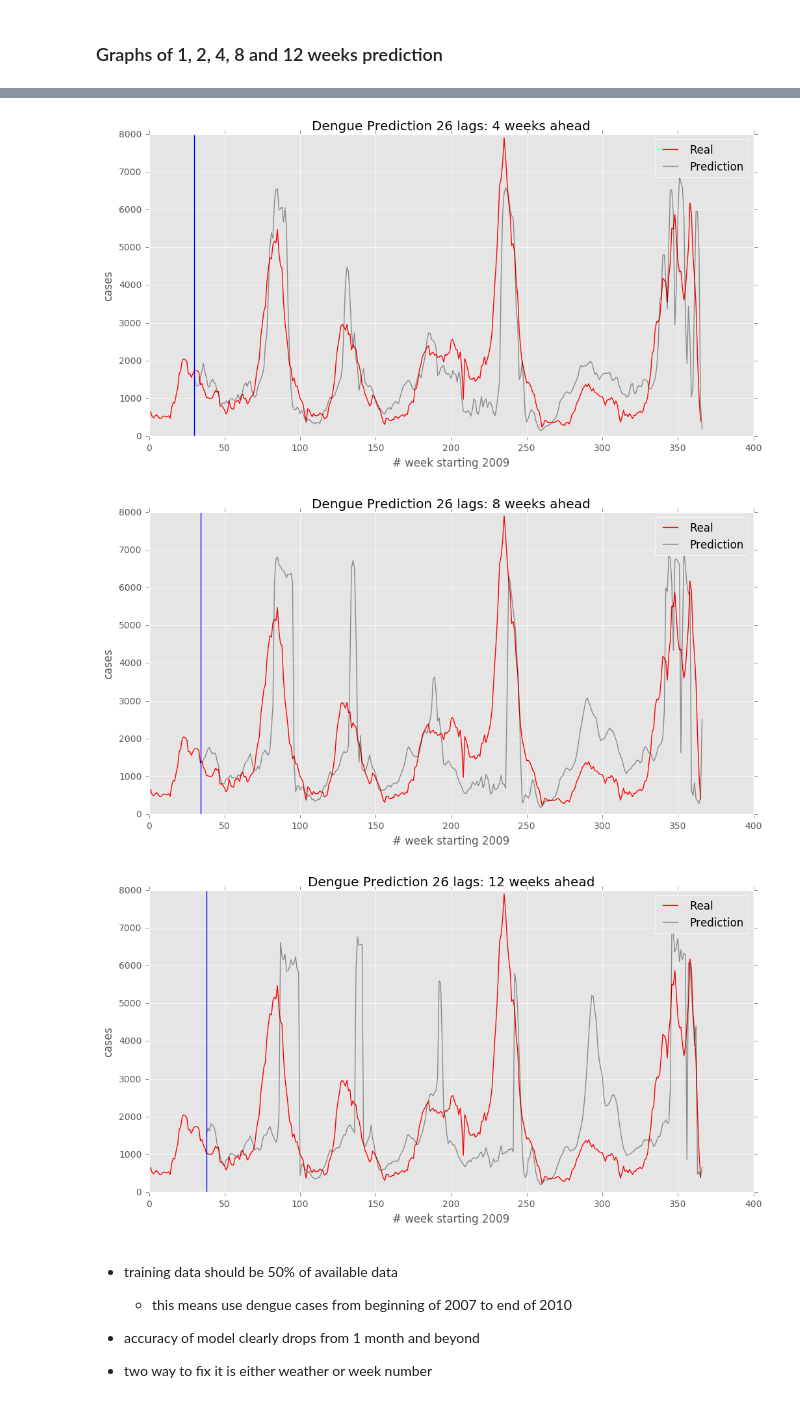
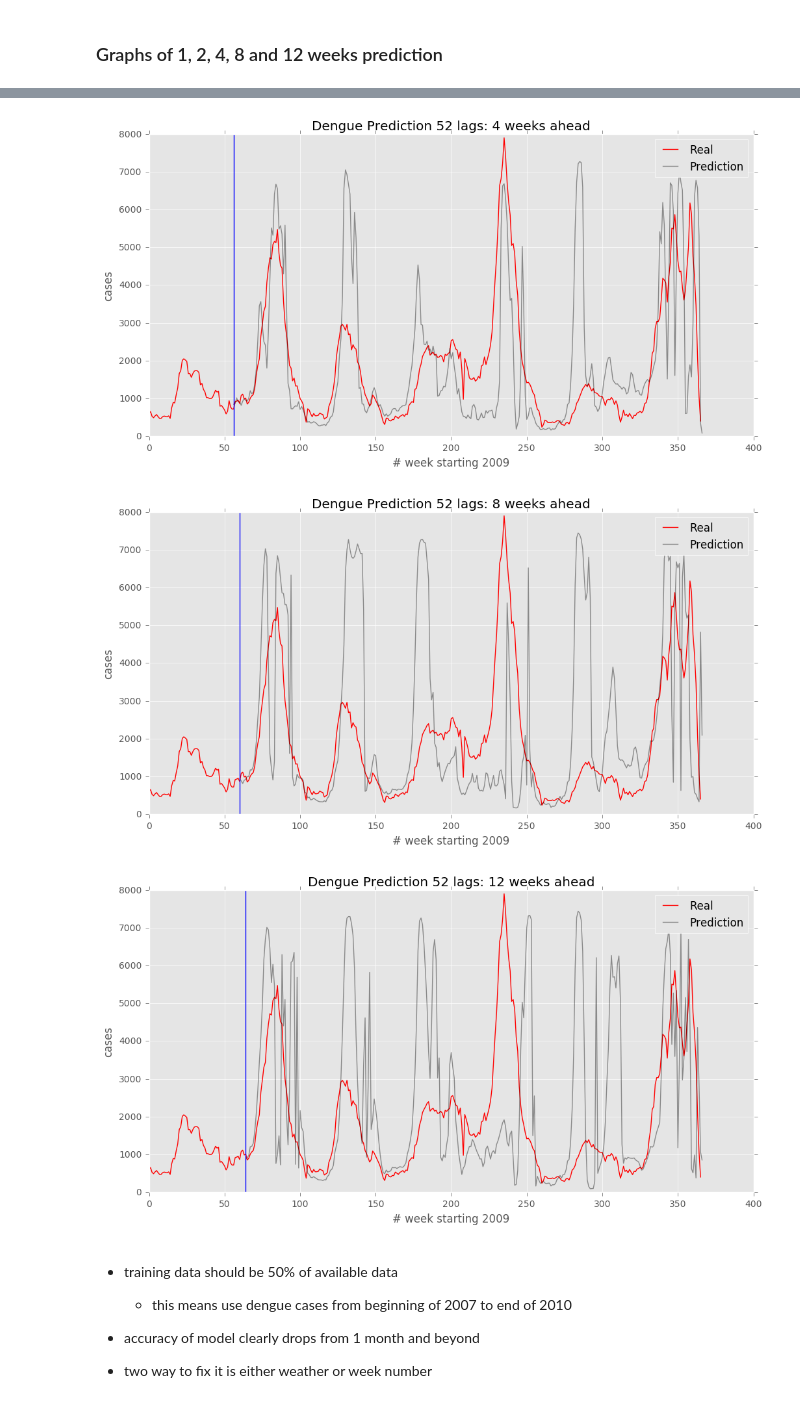
Before and after one commit to johnnycs/dengue-prediction, a Jupyter notebook: Logistic Function.ipynb, the cells around one changed output, grey strips where cells are left out. Cells and saved outputs as stored; diff of their text form; code cells hidden in the pictures.

```diff
--- a/Logistic Function.ipynb
+++ b/Logistic Function.ipynb
@@ -97,6 +98,35 @@ array([ -2.22229202e+00,  -3.52210243e-05,   6.22295763e-05,
          1.48169862e-04,   2.32432377e-04,  -6.03834485e-05,
         -2.09187331e-04,  -8.97466123e-05,  -2.39505436e-04,
          1.33731655e-04,   3.63256437e-04,   5.40239563e-04])
+# %%
+def get_alphas(lag,train):
+
+    BETAS_SET = lag + 1
+
+    def guess(w,x):
+        def theta(w,x):
+            pad_x = np.concatenate(([1],np.array(x)))
+            score = np.dot(w,pad_x)
+            return expit(score)
+        return np.log(theta(w,x)+ 1e-5) + np.log(7500.) # instead of using static value
+                                                        # use float w
+
+
+    def cost(w):
+        ret = 0
+        for i in range(len(train)-BETAS_SET):
+            real_case = np.log(train[i+BETAS_SET])
+            predicted_case = guess(w,train[i:i+lag])
+            ret += (real_case - predicted_case)**2
+        return ret/float(len(train))
+
+    arr = [0]*BETAS_SET
+    w = minimize(cost,arr).x
+    return w
+# %%
+train_mask = (weekly_df.index > "2006") & (weekly_df.index <= "2011")
+train = weekly_df[train_mask].cases
+w_52 = get_alphas(52,train)
 # %% [markdown]
 ### Naive method in predicting N weeks ahead
 # %%
@@ -158,7 +188,7 @@ def n_week_ahead(array_x,weeks_ahead):
     arr = np.array(array_x)
     for i in range(weeks_ahead):
         # exponentiate the log case back
-        theta = np.exp(guess(w.x,arr))
+        theta = np.exp(guess(w_52,arr))
         arr = np.append(arr[1:],theta)
     return theta
 
@@ -170,6 +200,9 @@ def n_week_ahead(array_x,weeks_ahead):
 # %% [markdown]
 ### Graphs of 1, 2, 4, 8 and 12 weeks prediction
 # %%
+# NWEEKS still being used globally
+NWEEKS = 52
+
 nweek_to_predict = [1,2,4,8,12]
 
 test = weekly_df.cases[104:]
@@ -180,6 +213,6 @@ for i in nweek_to_predict:
         initial_arr = test[j:j+NWEEKS]
         tmp.append(n_week_ahead(initial_arr,i))
 
-    title = 'Dengue Prediction 26 lags: %d weeks ahead'%i
+    title = 'Dengue Prediction 52 lags: %d weeks ahead'%i
     make_line(NWEEKS+i,test,tmp,title,"# week starting 2009","cases")
 # %% [output]
@@ -188,6 +221,6 @@ for i in nweek_to_predict:
-[figure, old version]
+[figure, new version]
-[figure, old version]
+[figure, new version]
-[figure, old version]
+[figure, new version]
 # %% [markdown]
 - training data should be 50% of available data
     - this means use dengue cases from beginning of 2007 to end of 2010
```
Also changed, not shown: parts of 6 cells of this notebook, 2 other files.
